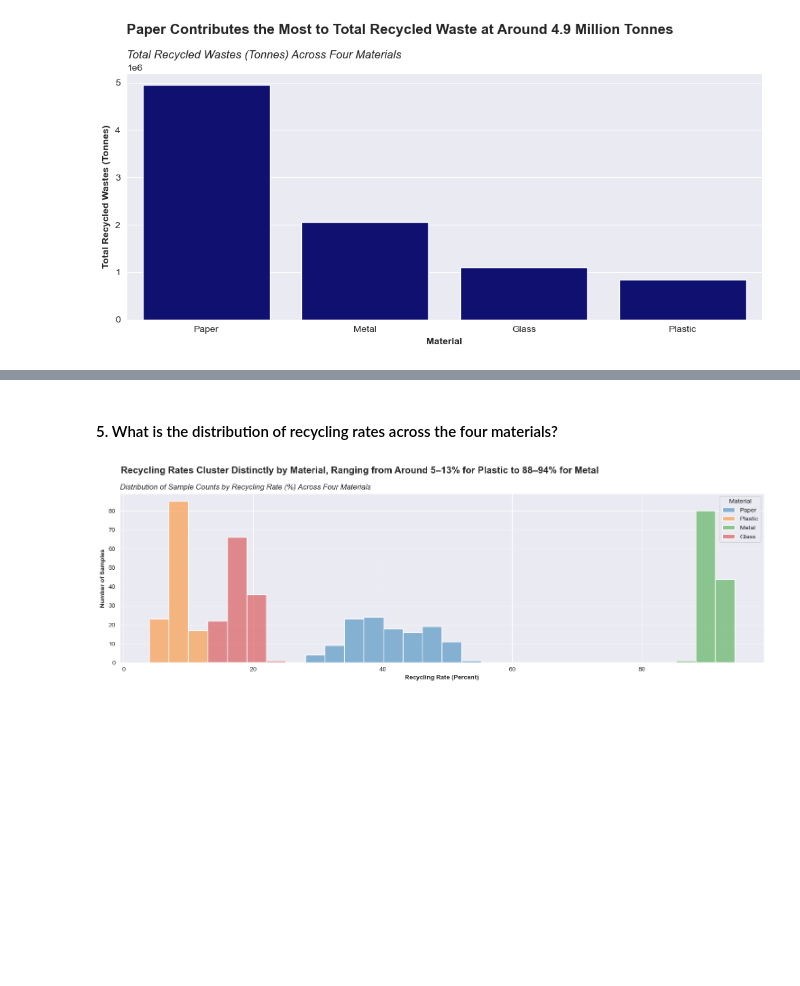
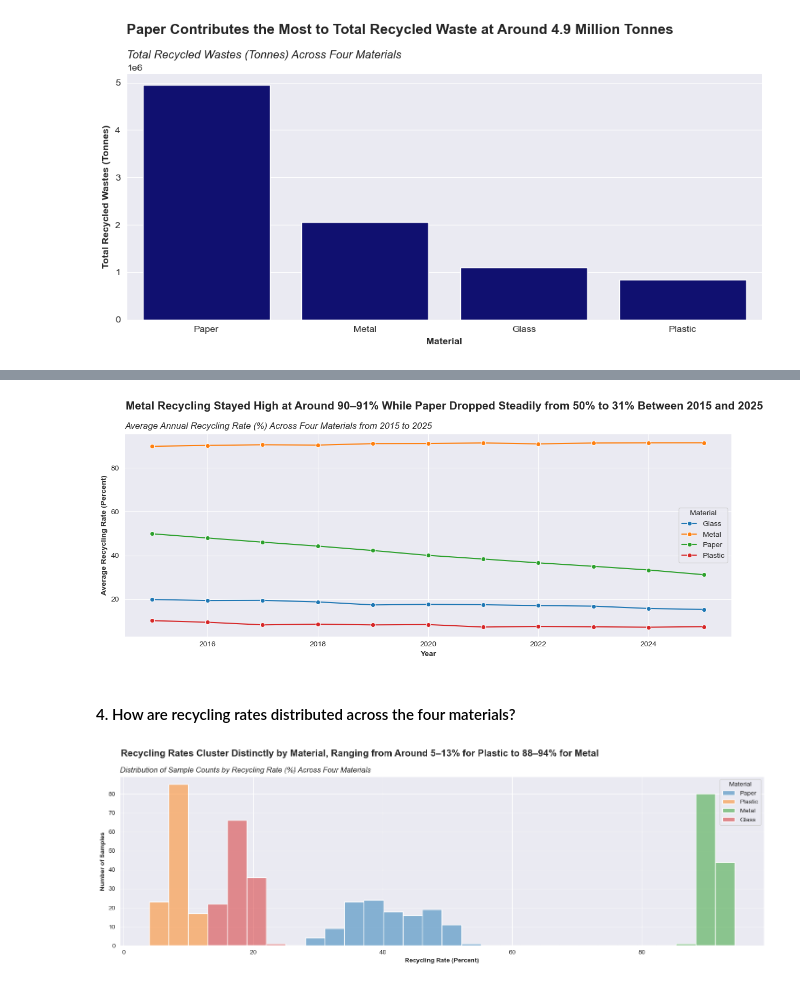
Before and after one commit to jeffwongqy/DA-SG-Recycling-Rates, a Jupyter notebook: data_visualization.ipynb, the cells around one changed output, grey strips where cells are left out. Cells and saved outputs as stored; diff of their text form; code cells hidden in the pictures; blank space fills up the shorter version.

```diff
--- a/data_visualization.ipynb
+++ b/data_visualization.ipynb
@@ -163,0 +86,3 @@ plt.show()
+# %%
+avg_recycling_rates_yearly = recycling_df.groupby(["Year", "Material"])["Recycling_Rate_Percent"].mean().reset_index(name = "Avg Recycling Rate")
+avg_recycling_rates_yearly.head()
@@ -164,5 +96,17 @@ plt.show()
+# %%
+sns.set_style("darkgrid")
+plt.figure(figsize = (12, 5))
+sns.lineplot(data = avg_recycling_rates_yearly, x = "Year", y = "Avg Recycling Rate", hue = "Material", color = "brown", marker = 'o')
+plt.title("Average Annual Recycling Rate (%) Across Four Materials from 2015 to 2025", style = "italic", loc = "left")
+plt.suptitle("Metal Recycling Stayed High at Around 90–91% While Paper Dropped Steadily from 50% to 31% Between 2015 and 2025",fontsize = 15, fontweight = "bold", x = 0.05, ha = "left")
+plt.xlabel("Year", fontweight = "bold")
+plt.ylabel("Average Recycling Rate (Percent)", fontweight = "bold")
+plt.tight_layout()
+plt.show()
+# %% [output]
+[figure, added]
 # %% [markdown]
-#### 5. What is the distribution of recycling rates across the four materials?
+#### 4. How are recycling rates distributed across the four materials?
 # %%
 sns.set_style("darkgrid")
 plt.figure(figsize = (15, 5))
```
Also changed, not shown: parts of 10 cells of this notebook, 1 other file.
